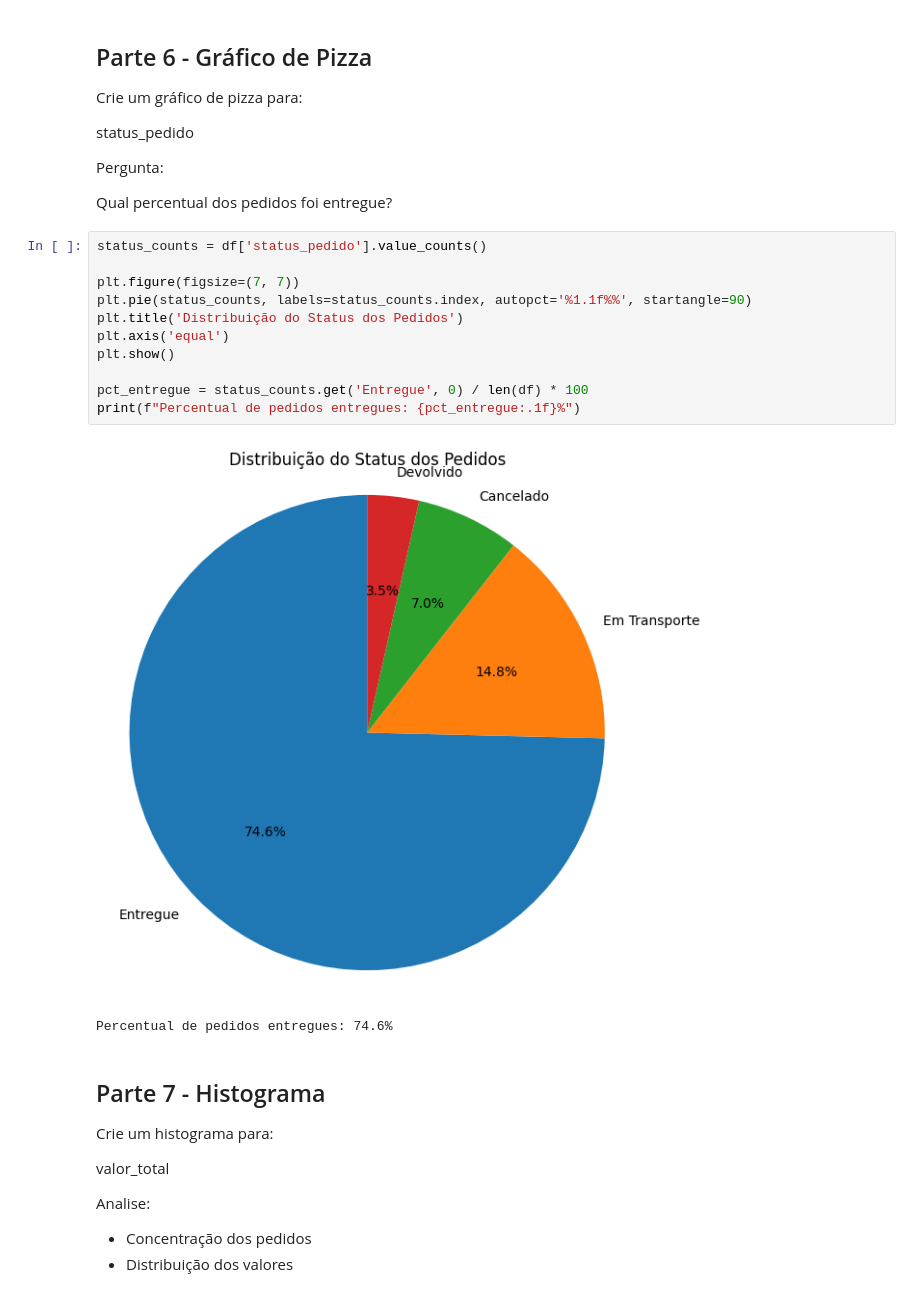
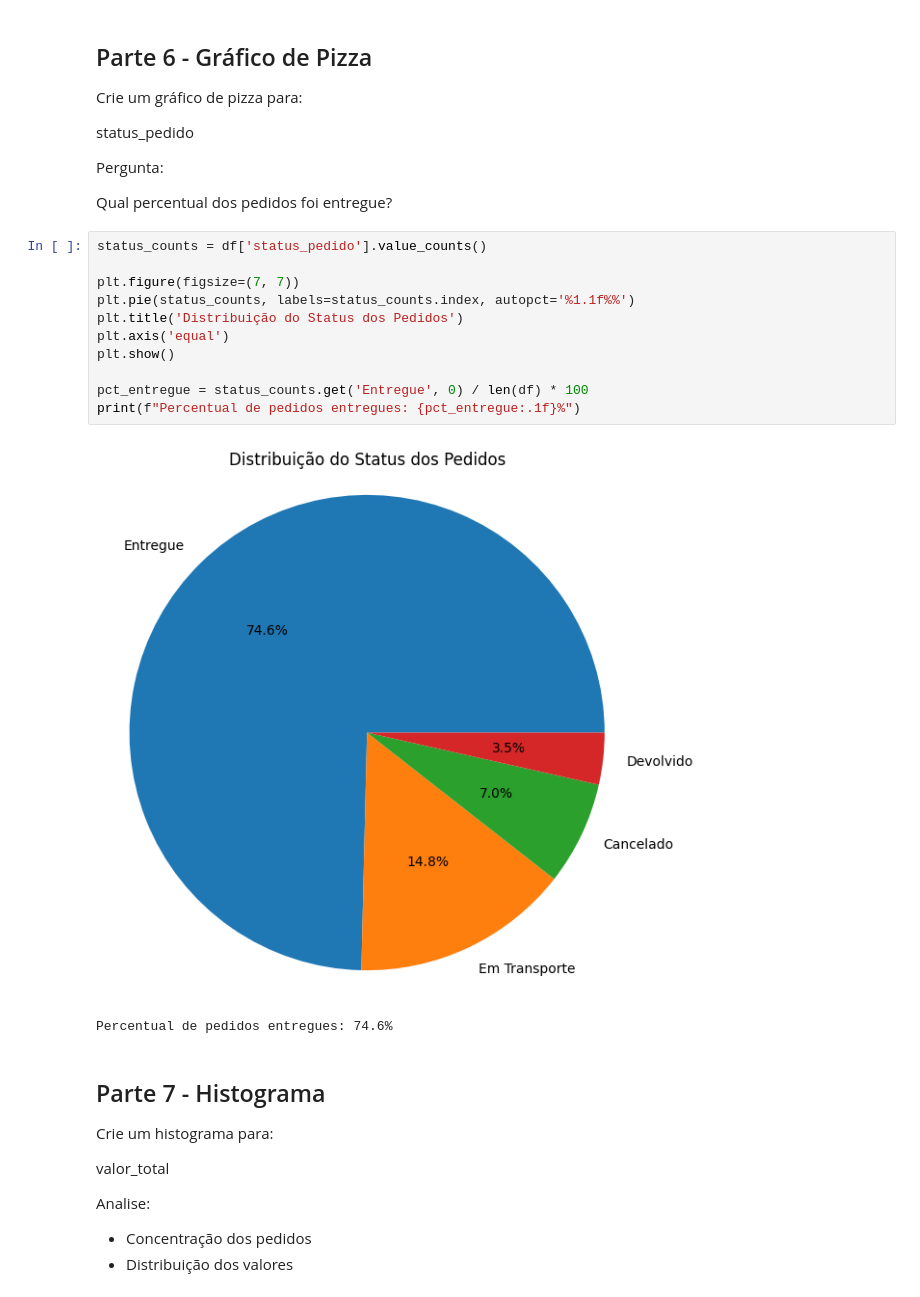
Before and after one commit to Pedrolucas90/FBr, a Jupyter notebook: exercicio/exercicio_resolvido.ipynb, the cells around one changed output. Drawn from its saved outputs; the diff is of its cells as text.

```diff
--- a/exercicio/exercicio_resolvido.ipynb
+++ b/exercicio/exercicio_resolvido.ipynb
@@ -163,16 +193,16 @@ Qual percentual dos pedidos foi entregue?
 # %%
 status_counts = df['status_pedido'].value_counts()
 
 plt.figure(figsize=(7, 7))
-plt.pie(status_counts, labels=status_counts.index, autopct='%1.1f%%', startangle=90)
+plt.pie(status_counts, labels=status_counts.index, autopct='%1.1f%%')
 plt.title('Distribuição do Status dos Pedidos')
 plt.axis('equal')
 plt.show()
 
 pct_entregue = status_counts.get('Entregue', 0) / len(df) * 100
 print(f"Percentual de pedidos entregues: {pct_entregue:.1f}%")
 # %% [output]
-[figure, old version]
+[figure, new version]
 Percentual de pedidos entregues: 74.6%
 # %% [markdown]
 ## Parte 7 - Histograma
```
Also changed, not shown: parts of 3 cells of this notebook.
